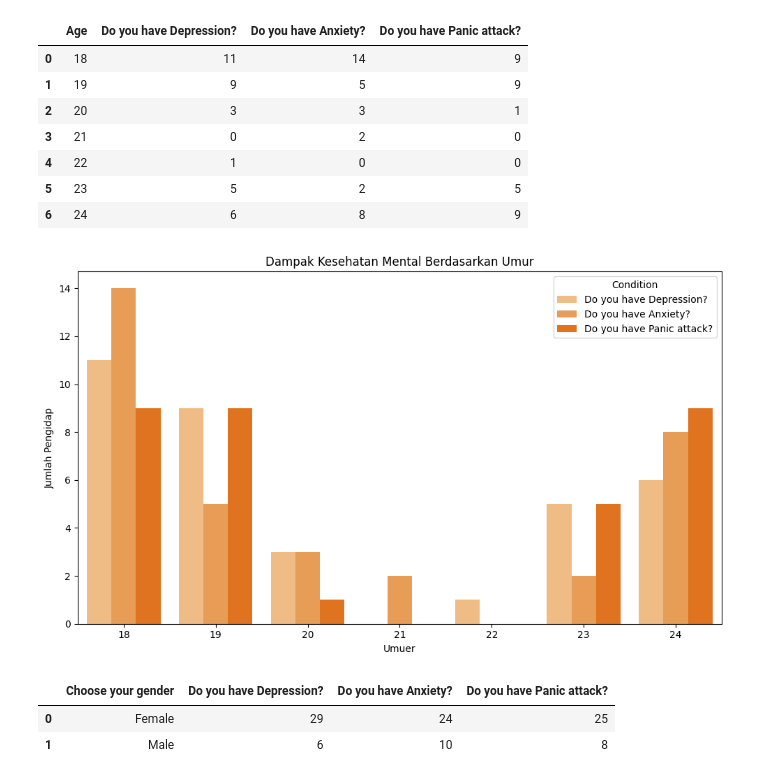
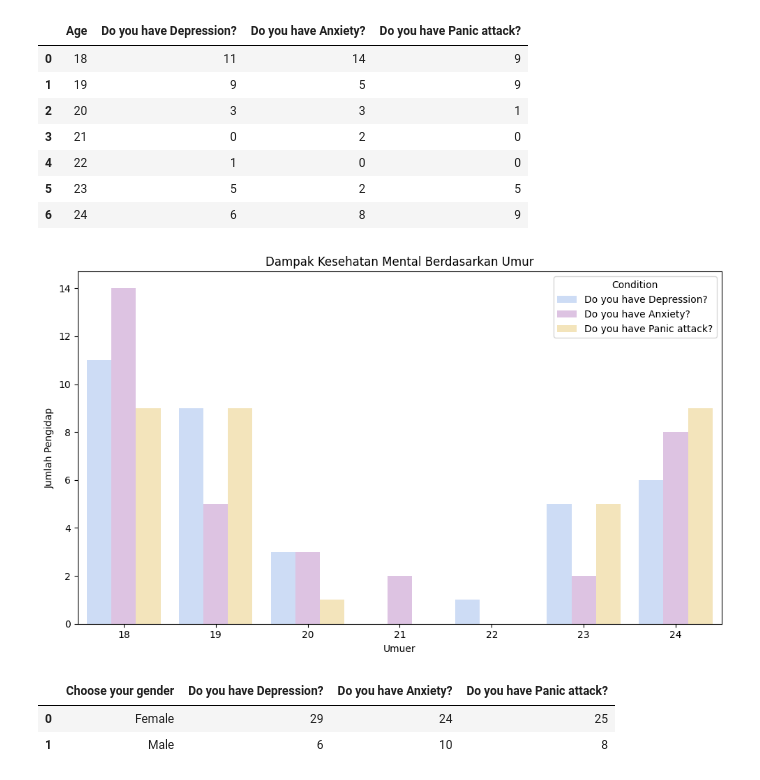
Before and after one commit to Oenm176/project_Ekstanta, a Jupyter notebook: Data_Visualisation.ipynb, the cells around one changed output. Saved outputs shown, nothing was run; the diff lists cells and outputs as text; code cells hidden in the pictures.

```diff
--- a/Data_Visualisation.ipynb
+++ b/Data_Visualisation.ipynb
@@ -56,15 +56,15 @@ age_plot
 # %%
 age_plot_melted = pd.melt(age_plot, id_vars=['Age'], value_vars=['Do you have Depression?', 'Do you have Anxiety?', 'Do you have Panic attack?'],
                           var_name='Condition', value_name='Count')
 
 plt.figure(figsize=(10, 6))
-sns.barplot(x='Age', y='Count', hue='Condition', data=age_plot_melted, palette=['#FFBD73', '#FF9D3D', '#FF6F00'])
+sns.barplot(x='Age', y='Count', hue='Condition', data=age_plot_melted, palette=['#C6DAFC', '#E1BEE7', '#FCE8B2'])
 plt.title('Dampak Kesehatan Mental Berdasarkan Umur')
 plt.xlabel('Umuer')
 plt.ylabel('Jumlah Pengidap')
 plt.legend(title='Condition')
 plt.tight_layout()
 plt.show()
 # %% [output]
-[figure, old version]
+[figure, new version]
 # %%
```
Also changed, not shown: parts of 2 cells of this notebook.
